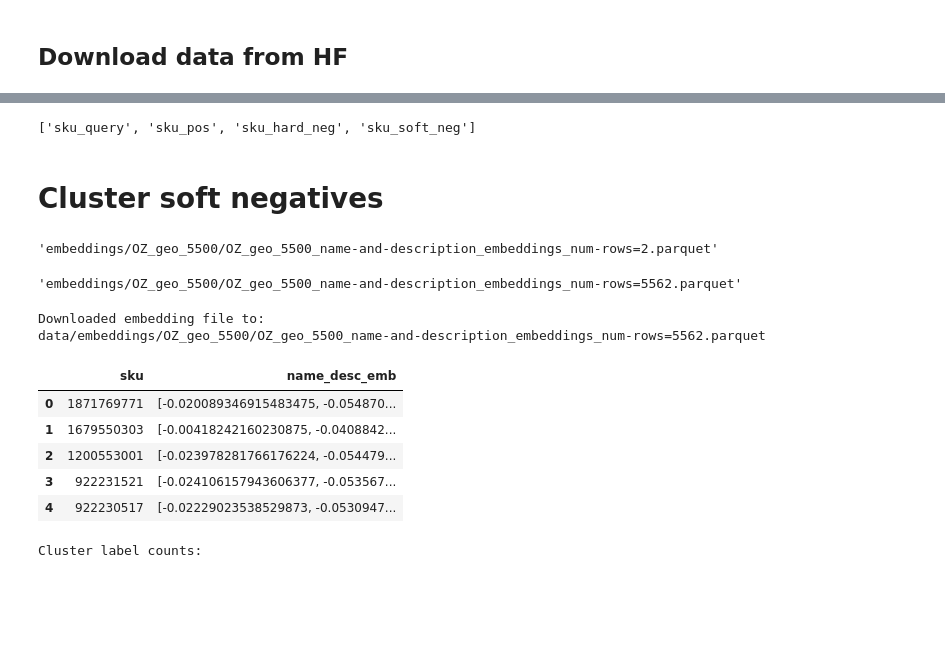
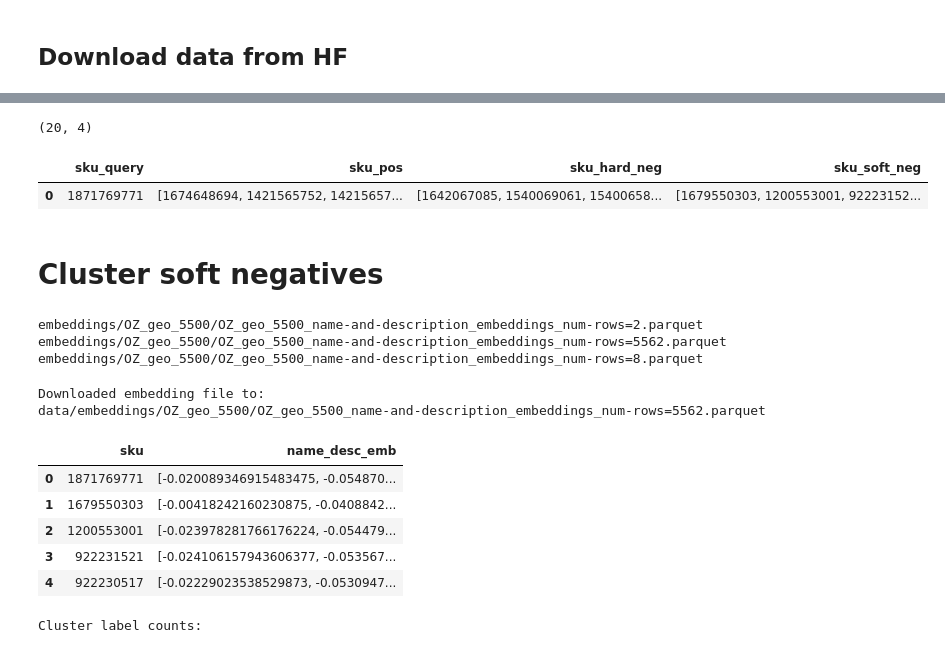
Before and after one commit to tony-pitchblack/marketplace_analytics, a Jupyter notebook: clip-siamese/contrastive_train_data-spliting-by-query.ipynb, the cells around one changed output, grey strips where cells are left out. Cells and saved outputs as stored; diff of their text form; code cells hidden in the pictures; blank space fills up the shorter version.

```diff
--- a/clip-siamese/contrastive_train_data-spliting-by-query.ipynb
+++ b/clip-siamese/contrastive_train_data-spliting-by-query.ipynb
@@ -863,8 +858,12 @@ source_df.columns.tolist()
 # %%
 pairwise_mapping_df = pd.read_parquet(DATA_PATH + PAIRWISE_TABLE_NAME)
-pairwise_mapping_df.columns.tolist()
+print(pairwise_mapping_df.shape)
+
+pairwise_mapping_df.head(1)
 # %% [output]
-['sku_query', 'sku_pos', 'sku_hard_neg', 'sku_soft_neg']
+(20, 4)
+|  | sku_query | sku_pos | sku_hard_neg | sku_soft_neg |
+| 0 | 1871769771 | [1674648694, 1421565752, 14215657... | [1642067085, 1540069061, 15400658... | [1679550303, 1200553001, 92223152... |
 # %% [markdown]
 # Cluster soft negatives
 # %%
@@ -875,8 +874,9 @@ from huggingface_hub import list_repo_files
 
 emb_files = [name for name in list_repo_files("INDEEPA/clip-siamese", repo_type="dataset") if FILTER_STRING in name and "OZ_geo_5500" in name]
 for file in emb_files:
-    display(file)
+    print(file)
 # %% [output]
-'embeddings/OZ_geo_5500/OZ_geo_5500_name-and-description_embeddings_num-rows=2.parquet'
+embeddings/OZ_geo_5500/OZ_geo_5500_name-and-description_embeddings_num-rows=2.parquet
+embeddings/OZ_geo_5500/OZ_geo_5500_name-and-description_embeddings_num-rows=5562.parquet
+embeddings/OZ_geo_5500/OZ_geo_5500_name-and-description_embeddings_num-rows=8.parquet
-'embeddings/OZ_geo_5500/OZ_geo_5500_name-and-description_embeddings_num-rows=5562.parquet'
 # %%
@@ -885,23 +884,24 @@ CHOSEN_EMBEDDING_FILE = 'OZ_geo_5500_name-and-description_embeddings_num-rows=55
+# %%
+# Download file if not downloaded earlier
+
+from huggingface_hub import hf_hub_download
+import pandas as pd
+from pathlib import Path
+
+downloaded_emb_file = hf_hub_download(
+    repo_id="INDEEPA/clip-siamese",
+    repo_type="dataset",
+    filename=CHOSEN_EMBEDDING_FILE,
+    local_dir=DATA_PATH,
+)
+print(f"Downloaded embedding file to:\n{downloaded_emb_file}")
+# %% [output]
+Downloaded embedding file to:
+data/embeddings/OZ_geo_5500/OZ_geo_5500_name-and-description_embeddings_num-rows=5562.parquet
 # %%
-from huggingface_hub import hf_hub_download
-import pandas as pd
-
-# Download the chosen embedding file from HuggingFace Hub to DATA_PATH
-from pathlib import Path
-
-downloaded_emb_file = hf_hub_download(
-    repo_id="INDEEPA/clip-siamese",
-    repo_type="dataset",
-    filename=f'embeddings/OZ_geo_5500/{CHOSEN_EMBEDDING_FILE}',
-    local_dir=DATA_PATH,
-)
-
-print(f"Downloaded embedding file to:\n{downloaded_emb_file}")
-emb_table = pd.read_parquet(downloaded_emb_file)
+emb_table = pd.read_parquet(DATA_PATH + CHOSEN_EMBEDDING_FILE)
 emb_table.head()
 # %% [output]
-Downloaded embedding file to:
-data/embeddings/OZ_geo_5500/OZ_geo_5500_name-and-description_embeddings_num-rows=5562.parquet
 |  | sku | name_desc_emb |
 | 0 | 1871769771 | [-0.020089346915483475, -0.054870... |
 | 1 | 1679550303 | [-0.00418242160230875, -0.0408842... |
```
Also changed, not shown: parts of 19 cells of this notebook, 1 other file.
